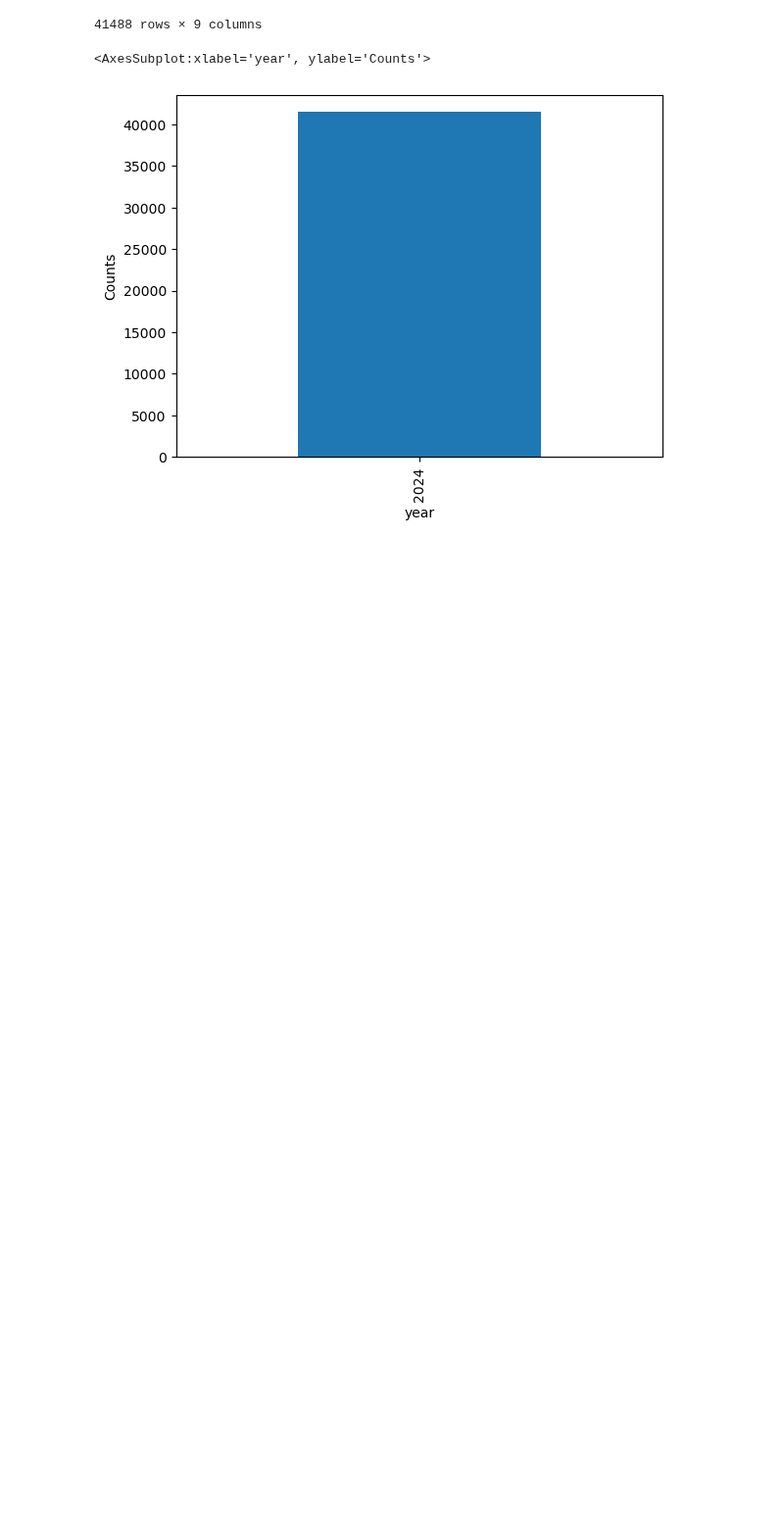
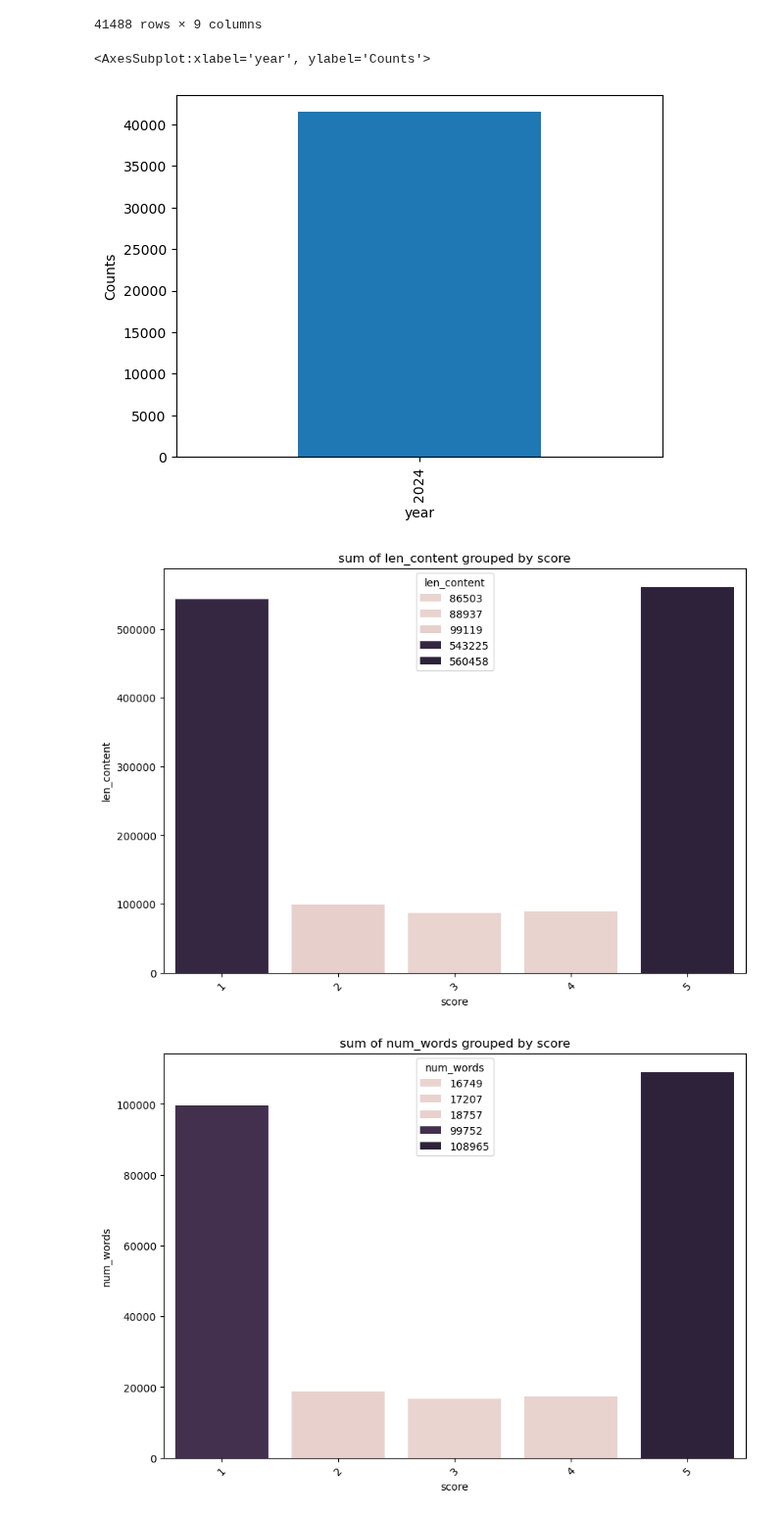
Before and after one commit to MaukanMir/NLP-Facebook-Reviews, a Jupyter notebook: training.ipynb, the cells around one changed output. Shown at 98% size. Saved outputs shown, nothing was run; the diff lists cells and outputs as text; code cells hidden in the pictures; blank space fills up the shorter version.

```diff
--- a/training.ipynb
+++ b/training.ipynb
@@ -33,9 +33,13 @@ def aggregate_df(df, cols, agg, function):
 
   for col in cols:
     plt.figure(figsize=(10, 7))
-    grouped_df = df.grouby(agg)[col].sum().reset_index() if function == "sum" else df.grouby(agg)[col].mean().reset_index()
+    grouped_df = df.groupby(agg)[col].sum().reset_index() if function == "sum" else df.groupby(agg)[col].mean().reset_index()
     sns.barplot(data=grouped_df, x=agg, y=col, hue=col)
-    plt.title(f"Aggregation by {col}")
+    plt.title(f"{function} of {col} grouped by {agg}")
+    plt.xlabel(agg)
+    plt.ylabel(col)
+    plt.xticks(rotation=45)
+  plt.show()
 # %% [markdown]
 # EDA Analysis
 # %%
@@ -122,0 +125,7 @@ sns.b
+# %%
+cols = ["len_content", "num_words"]
+aggregate_df(df, cols, "score", "sum")
+aggregate_df(df, cols, "score", "mean")
+# %% [output]
+[figure, added]
+[figure, added]
```
Also changed, not shown: parts of 2 cells of this notebook.
